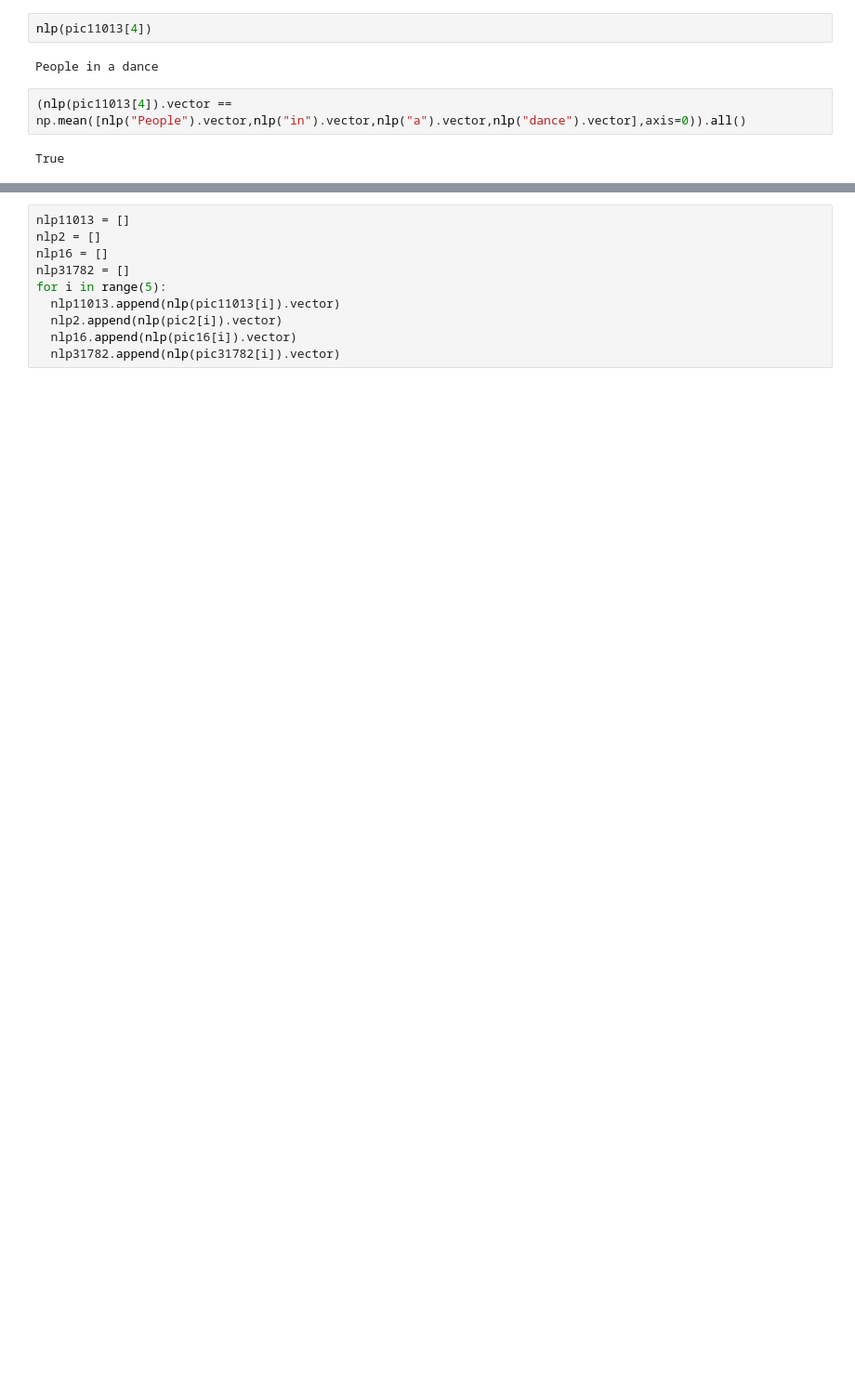
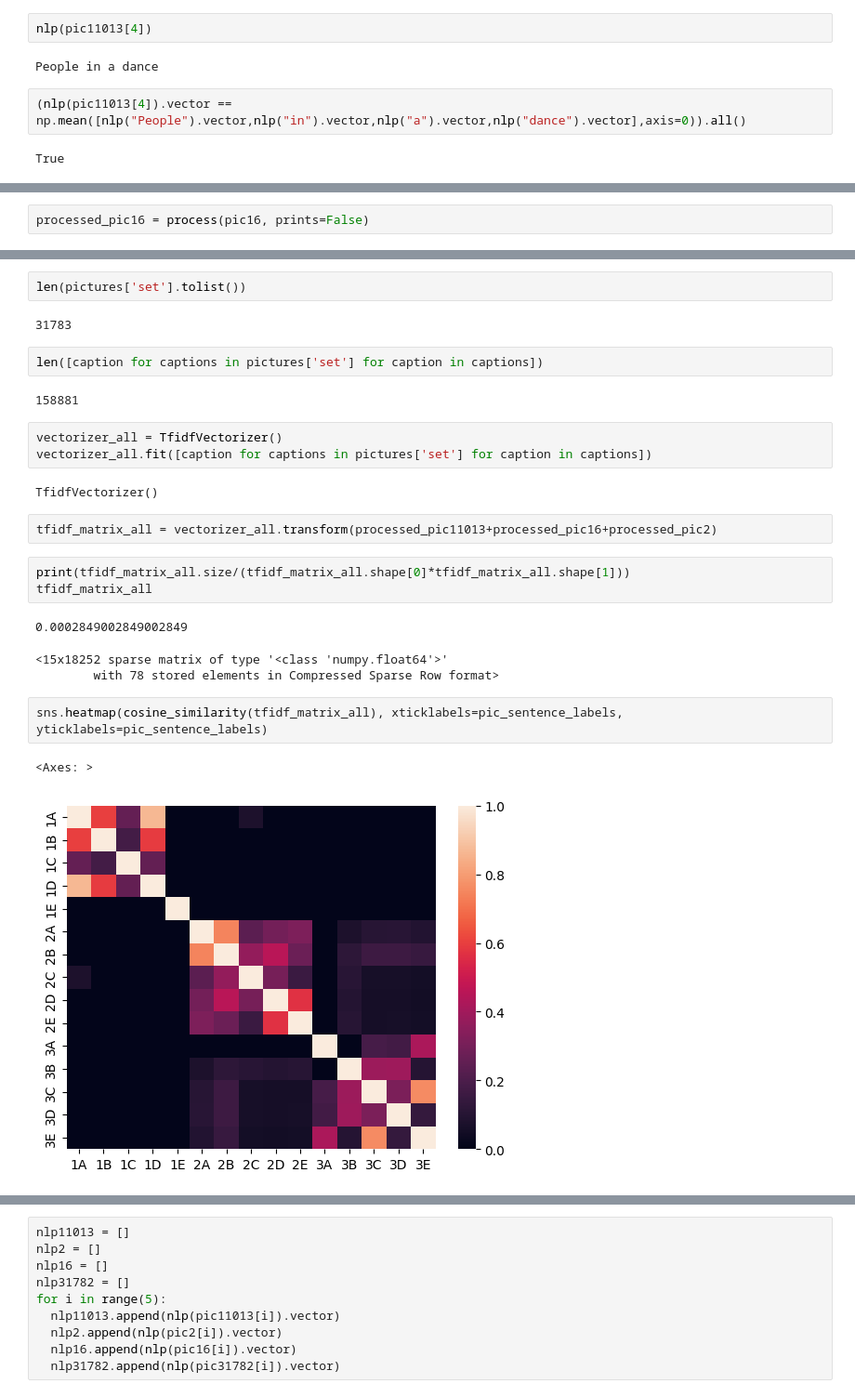
Before and after one commit to ak-malone/NLU, a Jupyter notebook: examples.ipynb, the cells around one changed output, grey strips where cells are left out. Shown at 93% size. Drawn from its saved outputs; the diff is of its cells as text; blank space fills up the shorter version.

```diff
--- a/examples.ipynb
+++ b/examples.ipynb
@@ -511,0 +349,2 @@ True
+# %%
+processed_pic16 = process(pic16, prints=False)
@@ -511,0 +449,27 @@ True
+# %%
+len(pictures['set'].tolist())
+# %% [output]
+31783
+# %%
+len([caption for captions in pictures['set'] for caption in captions])
+# %% [output]
+158881
+# %%
+vectorizer_all = TfidfVectorizer()
+vectorizer_all.fit([caption for captions in pictures['set'] for caption in captions])
+# %% [output]
+TfidfVectorizer()
+# %%
+tfidf_matrix_all = vectorizer_all.transform(processed_pic11013+processed_pic16+processed_pic2)
+# %%
+print(tfidf_matrix_all.size/(tfidf_matrix_all.shape[0]*tfidf_matrix_all.shape[1]))
+tfidf_matrix_all
+# %% [output]
+0.0002849002849002849
+<15x18252 sparse matrix of type '<class 'numpy.float64'>'
+        with 78 stored elements in Compressed Sparse Row format>
+# %%
+sns.heatmap(cosine_similarity(tfidf_matrix_all), xticklabels=pic_sentence_labels, yticklabels=pic_sentence_labels)
+# %% [output]
+<Axes: >
+[figure, added]
```
Also changed, not shown: parts of 106 cells of this notebook.
